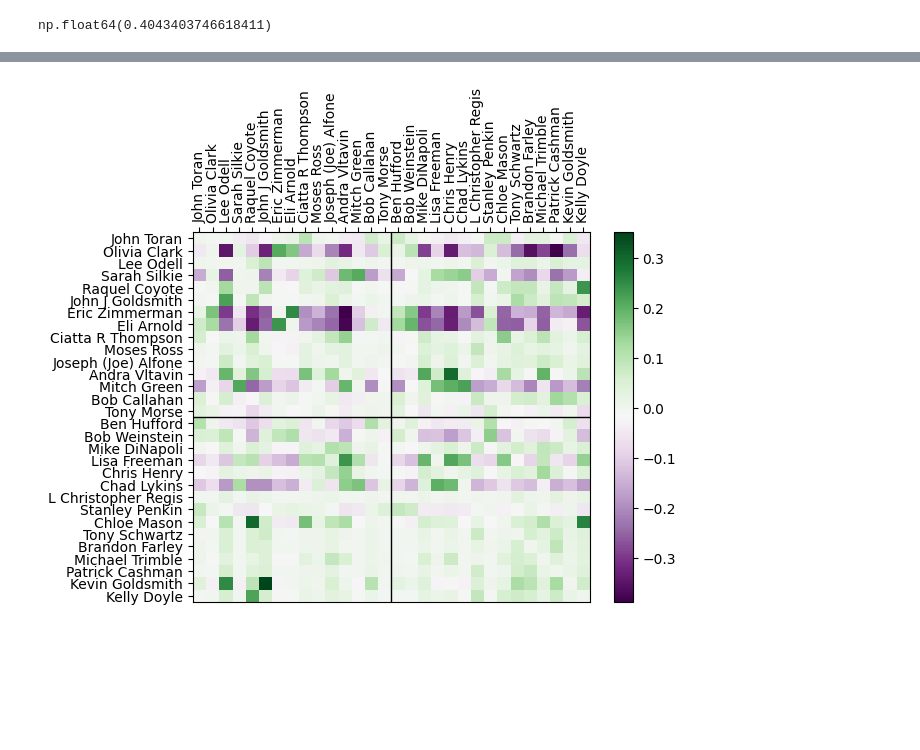
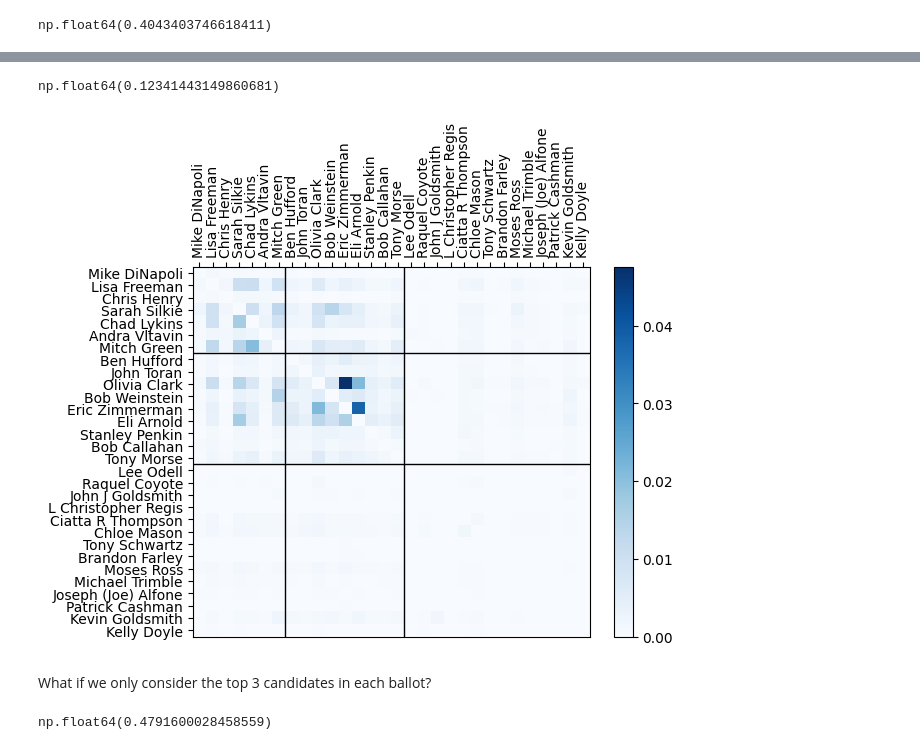
Before and after one commit to mcontrerassc/candidate_matrices, a Jupyter notebook: test_factory_louvain.ipynb, the cells around one changed output, grey strips where cells are left out. Drawn from its saved outputs; the diff is of its cells as text; code cells hidden in the pictures; blank space fills up the shorter version.

```diff
--- a/test_factory_louvain.ipynb
+++ b/test_factory_louvain.ipynb
@@ -11,3 +16,8 @@ with open('./data/Portland_D4.pkl', 'rb') as file:
     loaded = load(file)
 boost_d4 = loaded['boost']
 profile_D4 = loaded['profile']
+# %%
+from src.scores import fast_adj, proportional_successive_matrix
+adj = fast_adj(profile_D4)
+PSM = proportional_successive_matrix(profile_D4)
+TOP3 = truncated_boost(profile_D4, 3)
@@ -32,4 +37,13 @@ np.float64(1300.1407526195362)
-# %%
-viz_partition(part_make_good, boost_d4, list(profile_D4.candidates))
-# %% [output]
-[figure, removed]
+# %%
+# What about standard modularity on adjacency
+part_green_diag_adj, mod_green_diag_adj = louvain_partition_signed_graph(adj, profile_D4, score = 'green_diagonal')
+# %%
+mod_green_diag_adj
+# %% [output]
+np.float64(0.12341443149860681)
+# %%
+viz_partition(part_green_diag_adj, adj, list(profile_D4.candidates), cmap = "Blues")
+# %% [output]
+[figure, added]
+# %% [markdown]
+What if we only consider the top 3 candidates in each ballot?
@@ -35,0 +52,5 @@ viz_partition(part_make_good, boost_d4, list(profile_D4.candidates))
+# %%
+# notice thst this is not directly comparable with full profile modularity!
+mod_green_diag_top3
+# %% [output]
+np.float64(0.4791600028458559)
```
Also changed, not shown: parts of 23 cells of this notebook.
